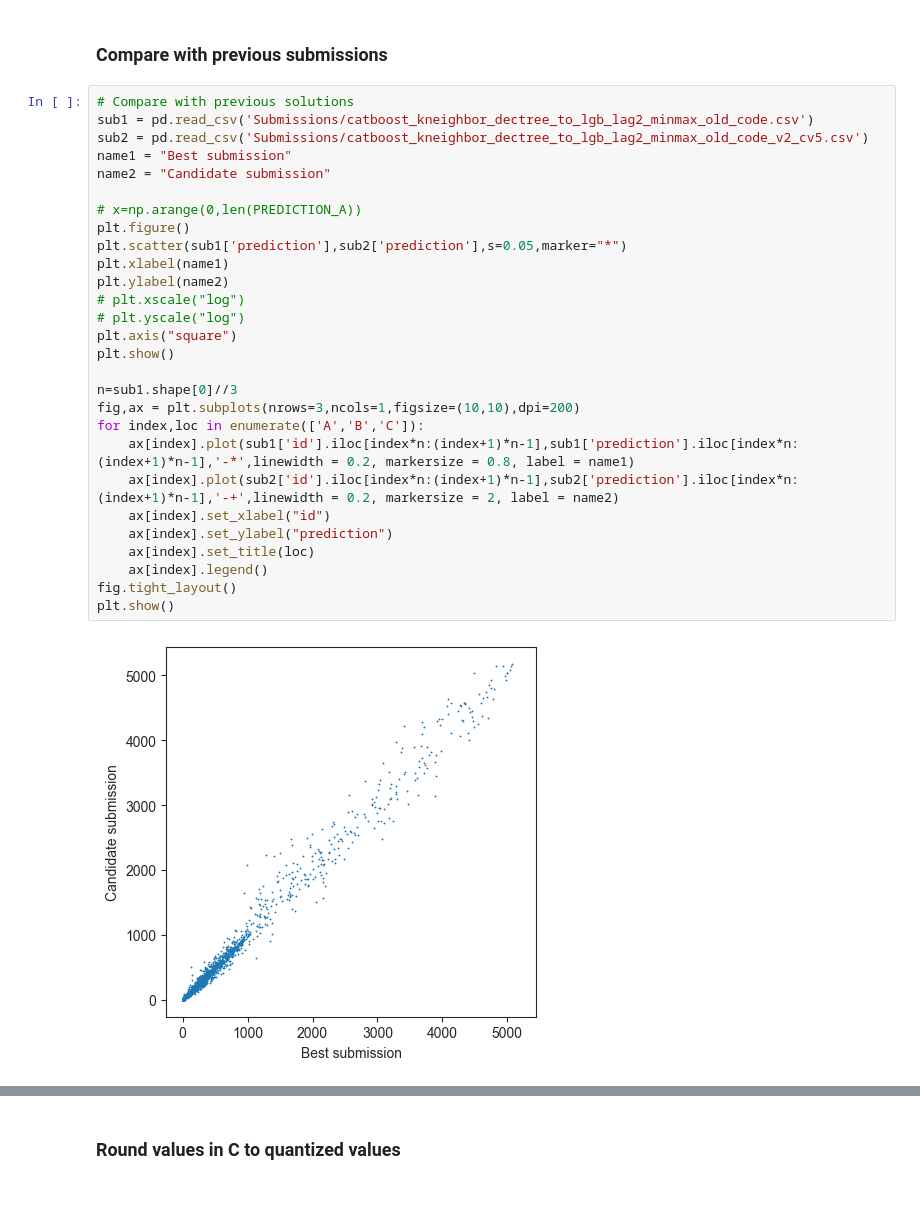
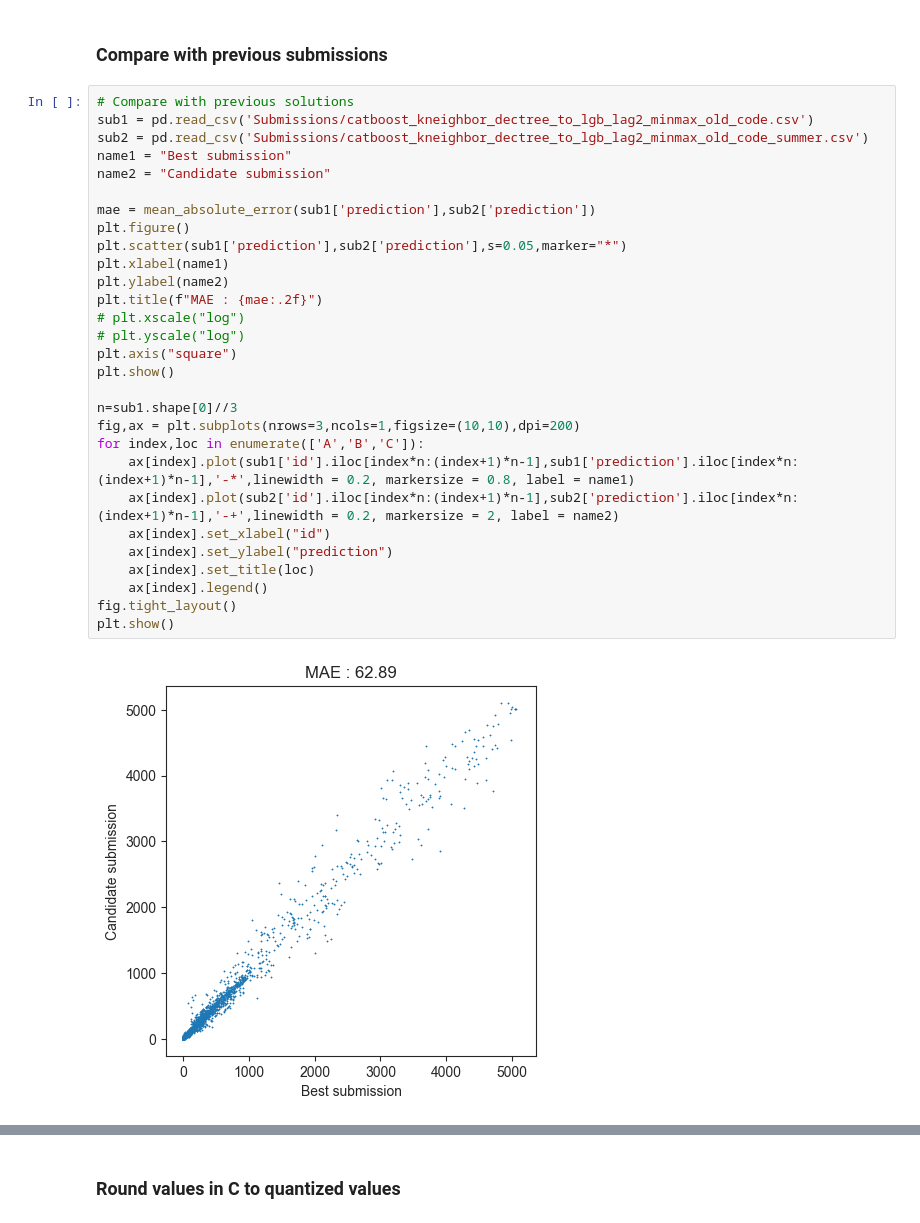
Before and after one commit to hugokerino/Energy-forecasting-NTNU, a Jupyter notebook: data/Noe/Short_notebook_1.ipynb, the cells around one changed output, grey strips where cells are left out. Drawn from its saved outputs; the diff is of its cells as text; blank space fills up the shorter version.

Commit message:
Trained only in summer. Bad

```diff
--- a/data/Noe/Short_notebook_1.ipynb
+++ b/data/Noe/Short_notebook_1.ipynb
@@ -1319,30 +1126,31 @@ submission.to_csv("Submissions/"+name+".csv",
 # %%
 # Compare with previous solutions
 sub1 = pd.read_csv('Submissions/catboost_kneighbor_dectree_to_lgb_lag2_minmax_old_code.csv')
-sub2 = pd.read_csv('Submissions/catboost_kneighbor_dectree_to_lgb_lag2_minmax_old_code_v2_cv5.csv')
+sub2 = pd.read_csv('Submissions/catboost_kneighbor_dectree_to_lgb_lag2_minmax_old_code_summer.csv')
 name1 = "Best submission"
 name2 = "Candidate submission"
 
-# x=np.arange(0,len(PREDICTION_A))
+mae = mean_absolute_error(sub1['prediction'],sub2['prediction'])
 plt.figure()
 plt.scatter(sub1['prediction'],sub2['prediction'],s=0.05,marker="*")
 plt.xlabel(name1)
 plt.ylabel(name2)
+plt.title(f"MAE : {mae:.2f}")
 # plt.xscale("log")
 # plt.yscale("log")
 plt.axis("square")
 plt.show()
 
 n=sub1.shape[0]//3
 fig,ax = plt.subplots(nrows=3,ncols=1,figsize=(10,10),dpi=200)
 for index,loc in enumerate(['A','B','C']):
     ax[index].plot(sub1['id'].iloc[index*n:(index+1)*n-1],sub1['prediction'].iloc[index*n:(index+1)*n-1],'-*',linewidth = 0.2, markersize = 0.8, label = name1)
     ax[index].plot(sub2['id'].iloc[index*n:(index+1)*n-1],sub2['prediction'].iloc[index*n:(index+1)*n-1],'-+',linewidth = 0.2, markersize = 2, label = name2)
     ax[index].set_xlabel("id")
     ax[index].set_ylabel("prediction")
     ax[index].set_title(loc)
     ax[index].legend()
 fig.tight_layout()
 plt.show()
 # %% [output]
-[figure, old version]
+[figure, new version]
```
Also changed, not shown: parts of 14 cells of this notebook, 1 other file.
